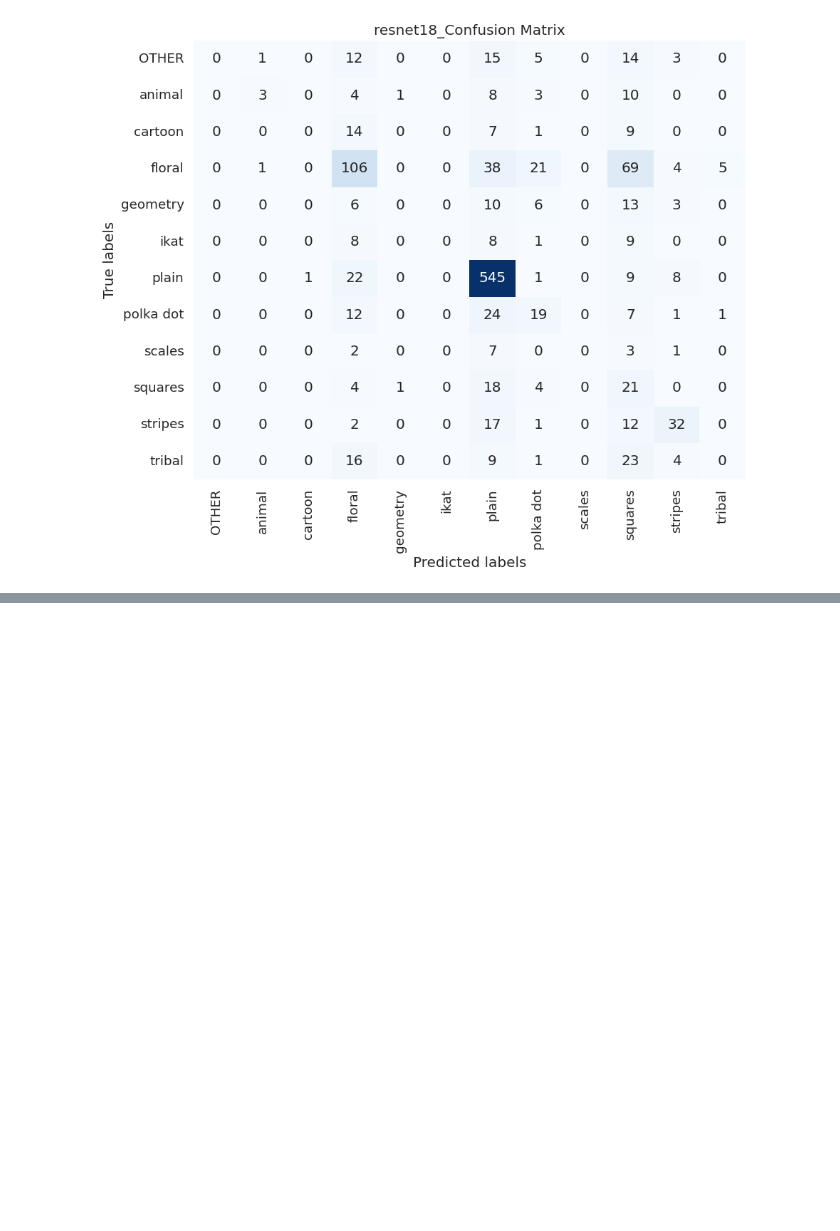
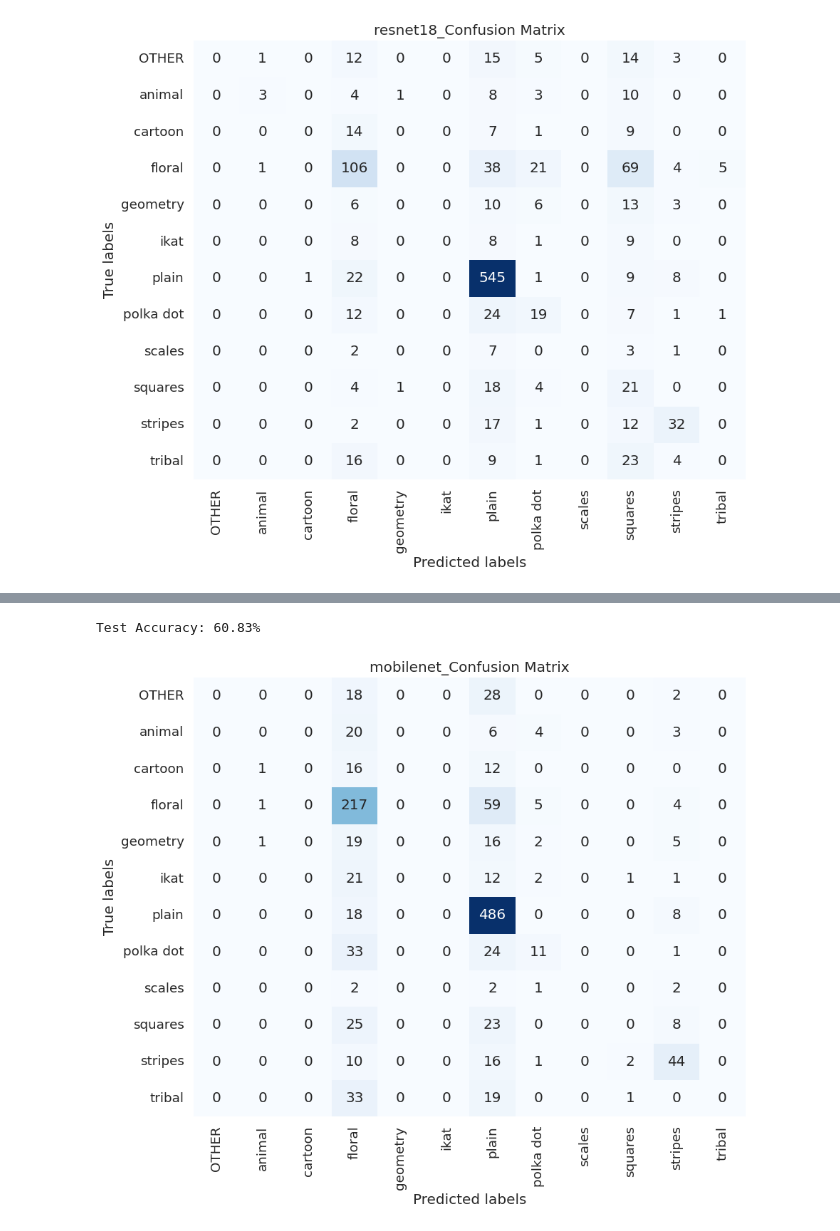
Before and after one commit to thuhinkhanna/COMP-6721-Project, a Jupyter notebook: AI_Project_Fashion_Patterns_Dataset.ipynb, the cells around one changed output, grey strips where cells are left out. Saved outputs shown, nothing was run; the diff lists cells and outputs as text; code cells hidden in the pictures; blank space fills up the shorter version.

Commit message:
Mobilenet model commit

```diff
--- a/AI_Project_Fashion_Patterns_Dataset.ipynb
+++ b/AI_Project_Fashion_Patterns_Dataset.ipynb
@@ -201,11 +207,10 @@ print("All images zipped successfully.")
 import io
 from torchvision.io import read_image
 import zipfile
-# Define the path to the zipped folder
-zip_path = 'drive/MyDrive/images_tuned.zip'
 
-# Define the directory where the files will be extracted
-extracted_dir = 'temp2'
+zip_path = '/content/drive/MyDrive/AI_Project/images_tuned.zip'
+
+extracted_dir = 'temp3'
 
 try:
     # Extract the zip file into the specified directory
@@ -737,0 +722,12 @@ Test Accuracy: 58.27%
+# %%
+import torch.optim as optim
+from torch.optim import lr_scheduler
+# Loss and optimizer
+criterion = nn.CrossEntropyLoss()
+#criterion = nn.MultiLabelSoftMarginLoss()
+#69.41%
+#criterion = nn.MSELoss()
+optimizer = optim.SGD(model.parameters(), lr=0.001, momentum=0.9)
+#optimizer = optim.Adam(model.parameters(), lr=0.001)
+
+num_epochs=10
@@ -737,0 +834,40 @@ Test Accuracy: 58.27%
+# %%
+from sklearn.metrics import confusion_matrix,ConfusionMatrixDisplay
+import numpy as np
+import seaborn as sns
+import pandas as pd
+model.eval()
+test_correct = 0
+test_total = 0
+true_labels = []
+pred_labels = []
+with torch.no_grad():
+    for images, labels in test_loader:
+        images = images.to(device)
+        labels = labels.to(device)
+        outputs = model(images)
+        _, predicted = torch.max(outputs, 1)
+        test_total += labels.size(0)
+        test_correct += (predicted == labels).sum().item()
+        true_labels.extend(labels.data.cpu().numpy())
+        pred_labels.extend(predicted.data.cpu().numpy())
+
+
+print(f'Test Accuracy: {(test_correct/test_total)*100:.2f}%')
+
+# Calculate confusion matrix
+conf_matrix = confusion_matrix(true_labels, pred_labels)
+class_names=dataset.classes
+
+# Plot confusion matrix
+plt.figure(figsize=(10, 8))
+sns.set(font_scale=1.2)  # Adjust font scale for better visualization
+sns.heatmap(conf_matrix, annot=True, fmt='d', cmap='Blues', cbar=False,
+            xticklabels=class_names, yticklabels=class_names)
+plt.xlabel('Predicted labels')
+plt.ylabel('True labels')
+plt.title('mobilenet_Confusion Matrix')
+plt.show()
+# %% [output]
+Test Accuracy: 60.83%
+[figure, added]
```
Also changed, not shown: parts of 14 cells of this notebook.
